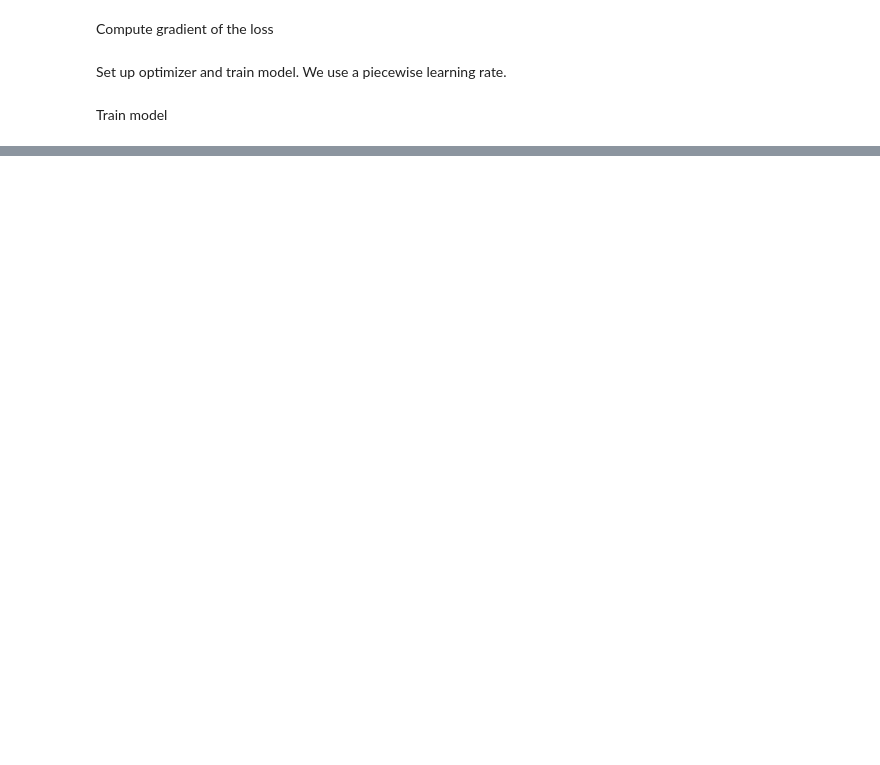
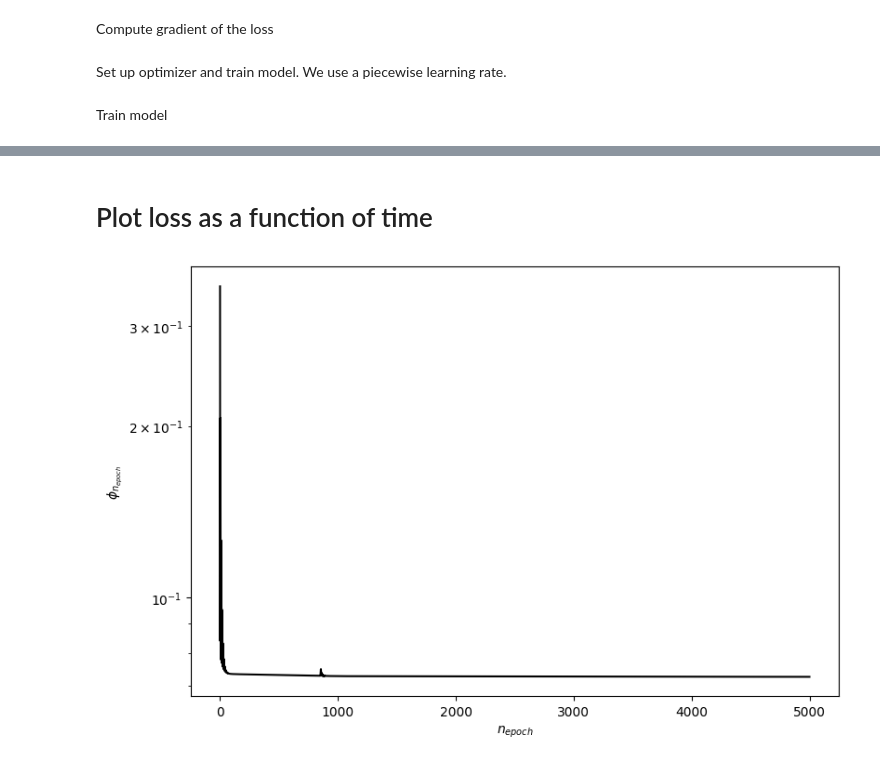
Before and after one commit to yajuna/tensorflow_pde, a Jupyter notebook: Simple_PDE_with_tensorflow.ipynb, the cells around one changed output, grey strips where cells are left out. Drawn from its saved outputs; the diff is of its cells as text; code cells hidden in the pictures; blank space fills up the shorter version.

```diff
--- a/Simple_PDE_with_tensorflow.ipynb
+++ b/Simple_PDE_with_tensorflow.ipynb
@@ -241,3 +226,11 @@ The loss has three parts: initial loss between true and predicted; physics infor
 Physics-informed loss is computed at `X_r`, initial loss is computed at `X_0` with `u_0`, and periodic boundary loss is computed at `X_b`.
 
 Physics informed loss is computed via the NN model, then the residual; initial and boundary errors are computed with the NN model directly, then compared with true value or condition.
+# %%
+model = init_model(num_hidden_layers = 2)
+r = get_r(model, X_0)
+phi_r = tf.reduce_mean(tf.square(r))
+loss = phi_r
+
+print(X_0.shape)
+print(X_0[1].shape)
@@ -252,17 +248,16 @@ def compute_loss(model, X_r, X_0, X_lb, X_ub, u_0)-> tf.Tensor:
     loss = phi_r
 
     # Add initial error the loss
-    for i in range(len(X_0)):
-        u_pred = model(X_0[i])
-        loss += tf.reduce_mean(tf.square(u_0[i] - u_pred))
+    u_pred = model(X_0)
+    loss += tf.reduce_mean(tf.square(u_0 - u_pred))
 
 
 
     # add boundary error in the loss compute the boundary difference.
-    for i in range(len(X_lb)):
-        ul_pred = model(X_lb[i])
-        uu_pred = model(X_ub[i])
-        loss += tf.reduce_mean(tf.square(ul_pred - uu_pred))
+
+    ul_pred = model(X_lb)
+    uu_pred = model(X_ub)
+    loss += tf.reduce_mean(tf.square(ul_pred - uu_pred))
 
     return loss
 # %%
@@ -337,0 +380,10 @@ print('\nComputation time: {} seconds'.format(time()-t0))
+# %% [markdown]
+# Plot loss as a function of time
+# %%
+fig = plt.figure(figsize=(9,6))
+ax = fig.add_subplot(111)
+ax.semilogy(range(len(hist)), hist,'k-')
+ax.set_xlabel('$n_{epoch}$')
+ax.set_ylabel('$\\phi_{n_{epoch}}$');
+# %% [output]
+[figure, added]
```
Also changed, not shown: parts of 6 cells of this notebook.
